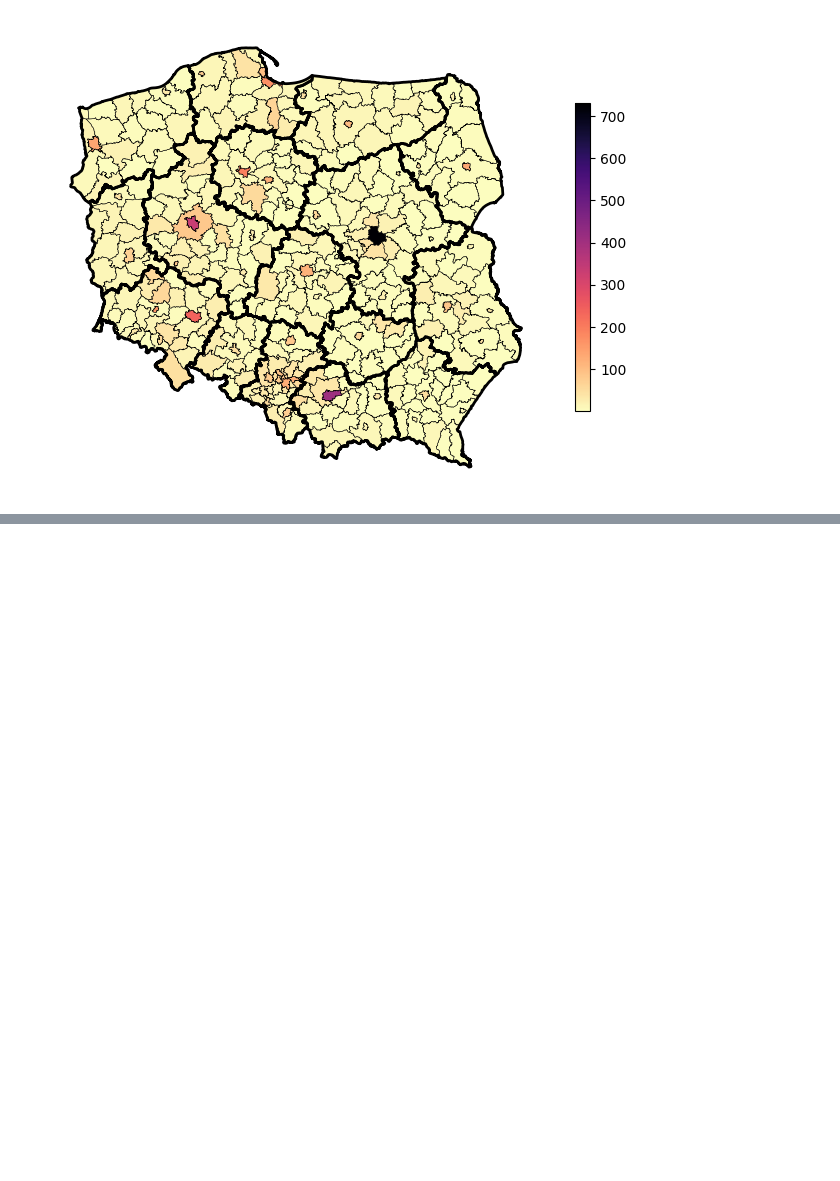
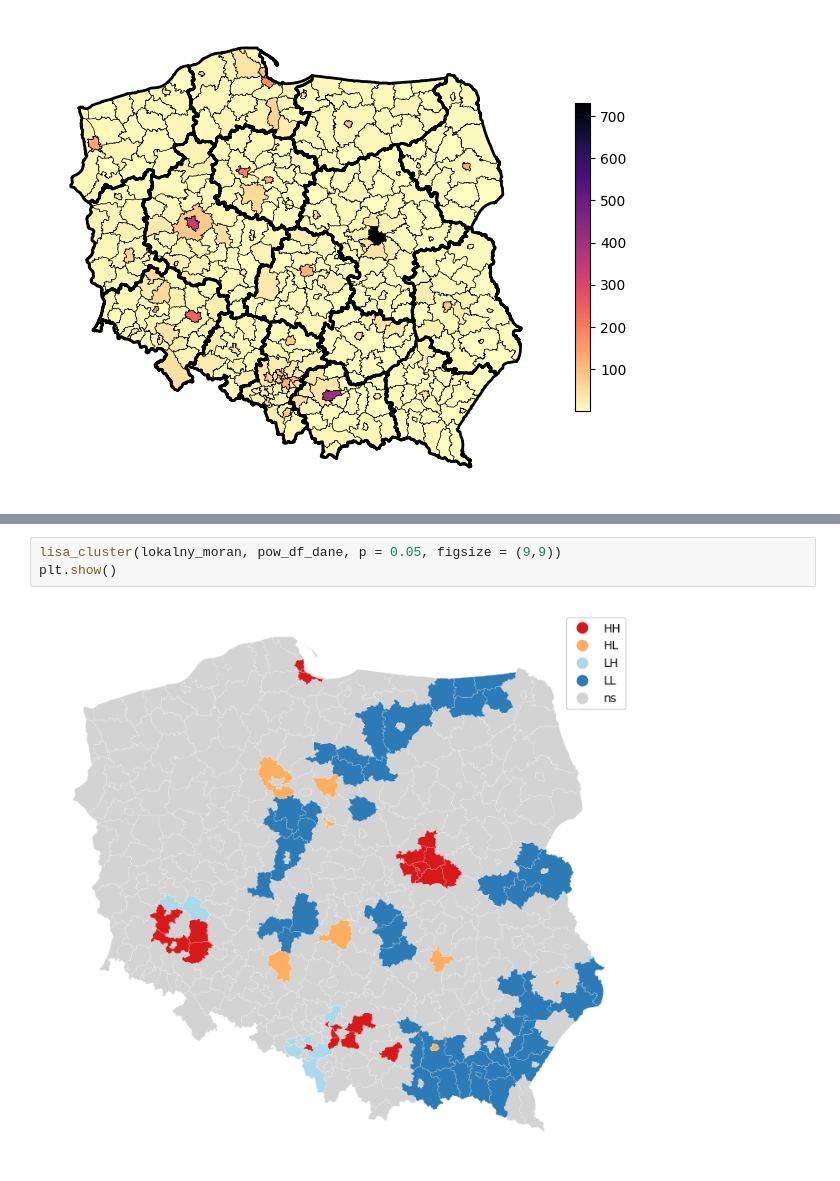
Before and after one commit to DepartmentOfStatisticsPUE/air-2024, a Jupyter notebook: notebooks/4_przestrzenne.ipynb, the cells around one changed output, grey strips where cells are left out. Drawn from its saved outputs; the diff is of its cells as text; blank space fills up the shorter version.

```diff
--- a/notebooks/4_przestrzenne.ipynb
+++ b/notebooks/4_przestrzenne.ipynb
@@ -211,0 +433,5 @@ woj.plot(ax=zywoploty_mapa, color = "none",  edgecolor = "black", linewidth = 2)
+# %%
+lisa_cluster(lokalny_moran, pow_df_dane, p = 0.05, figsize = (9,9))
+plt.show()
+# %% [output]
+[figure, added]
```
Also changed, not shown: parts of 32 cells of this notebook.
